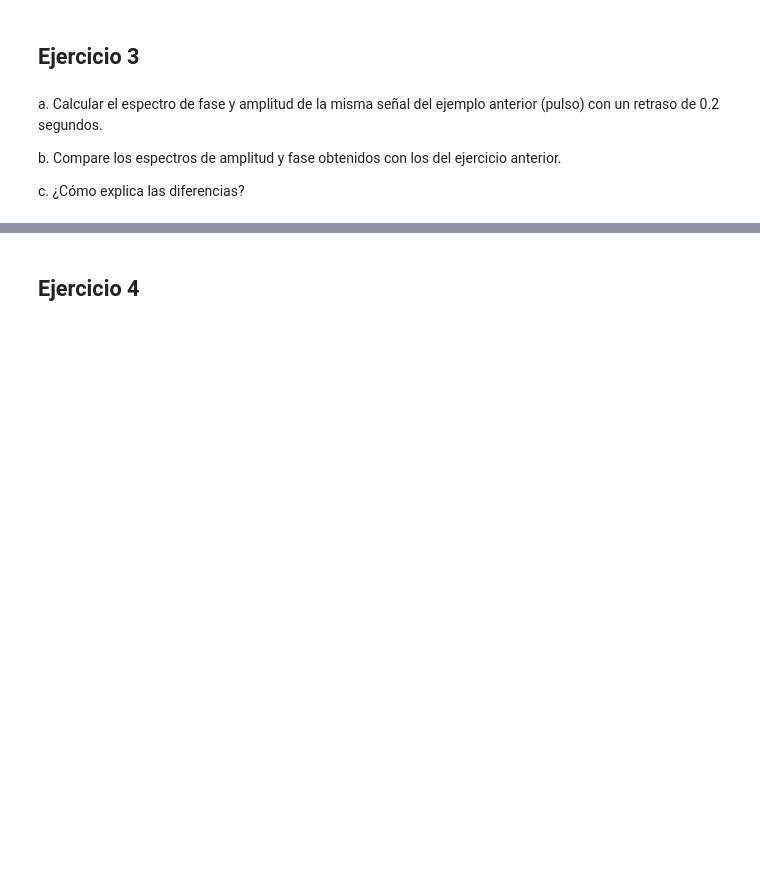
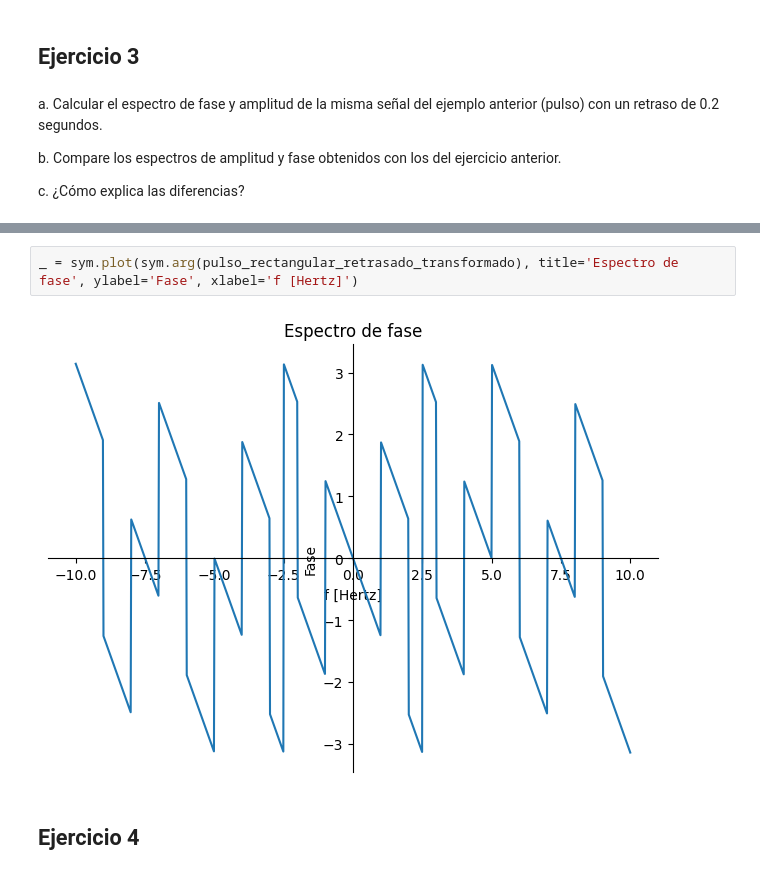
Before and after one commit to LeonardoUmanaAR/LeonardoUmanaAR, a Jupyter notebook: TP3_analisis_de_fourier.ipynb, the cells around one changed output, grey strips where cells are left out. Drawn from its saved outputs; the diff is of its cells as text; blank space fills up the shorter version.

```diff
--- a/TP3_analisis_de_fourier.ipynb
+++ b/TP3_analisis_de_fourier.ipynb
@@ -630,3 +651,7 @@ c. ¿Cómo explica las diferencias?
+# %%
+_ = sym.plot(sym.arg(pulso_rectangular_retrasado_transformado), title='Espectro de fase', ylabel='Fase', xlabel='f [Hertz]')
+# %% [output]
+[figure, added]
 # %% [markdown]
 ## Ejercicio 4
 # %% [markdown]
```
Also changed, not shown: parts of 5 cells of this notebook.
